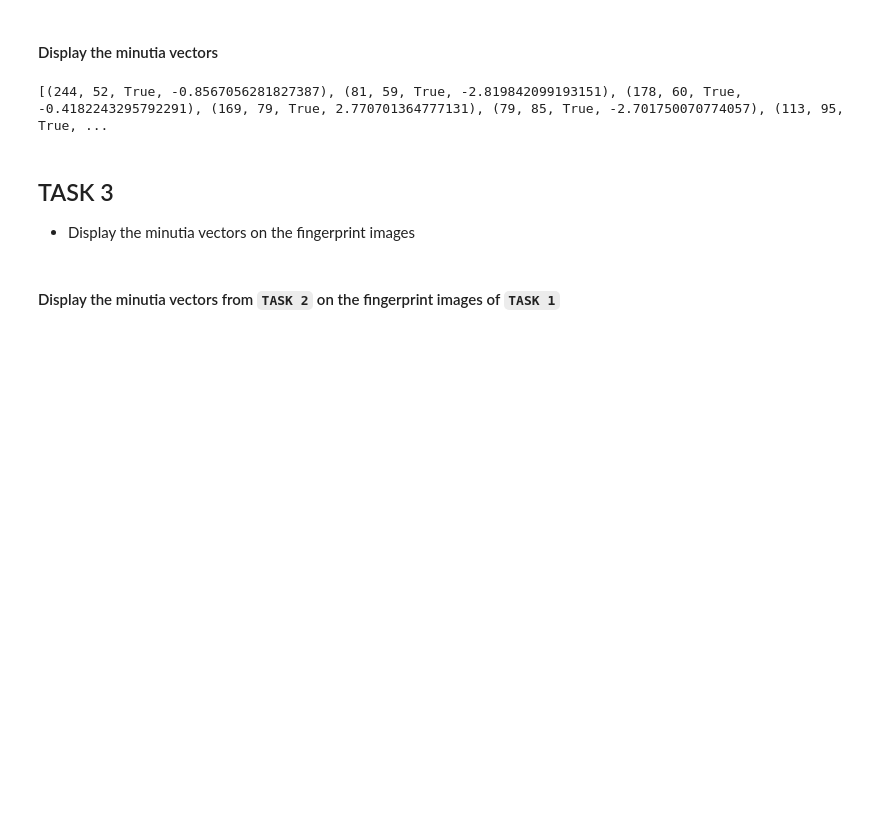
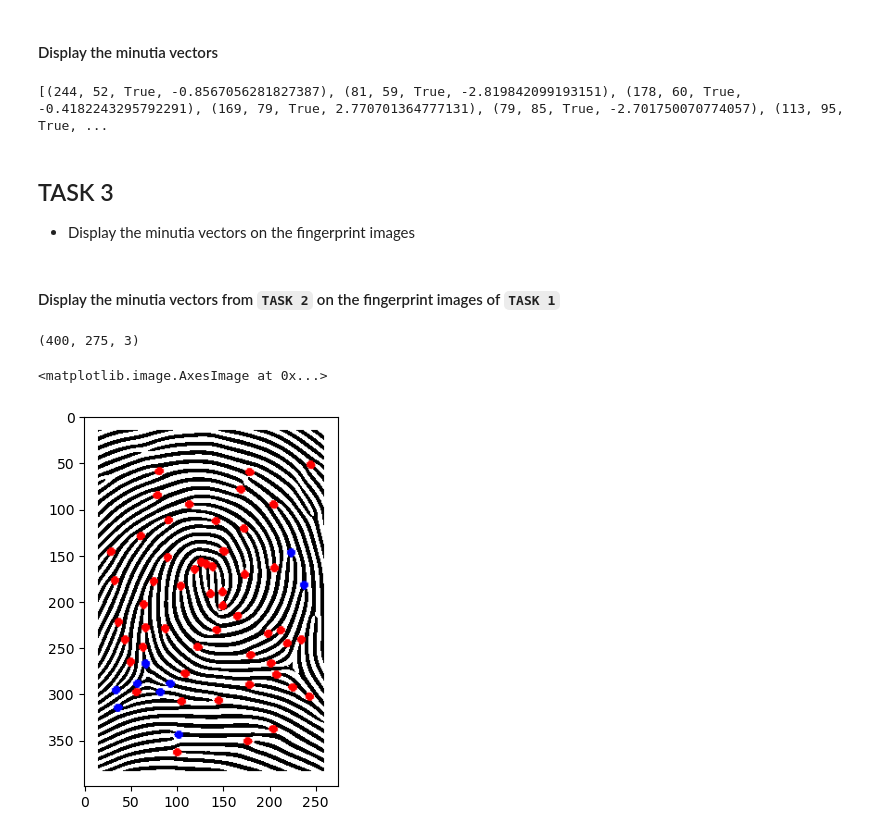
Before and after one commit to nishkalprakash/learn-fingerprint-processing, a Jupyter notebook: milestone_2.ipynb, the cells around one changed output. Cells and saved outputs as stored; diff of their text form; code cells hidden in the pictures; blank space fills up the shorter version.

```diff
--- a/milestone_2.ipynb
+++ b/milestone_2.ipynb
@@ -109,8 +109,9 @@ def skeletonize(img):
 # %%
 # Utility function to draw a set of minutiae over an image
 def draw_minutiae(fingerprint, minutiae, termination_color = (255,0,0), bifurcation_color = (0,0,255)):
-    res = cv.cvtColor(fingerprint, cv.COLOR_GRAY2BGR)
-
+    print(fingerprint.shape)
+    # res = cv.cvtColor(fingerprint, cv.COLOR_GRAY2BGR)
+    res=fingerprint
     for x, y, t, *d in minutiae:
         color = termination_color if t else bifurcation_color
         if len(d)==0:
@@ -121,7 +122,9 @@ def draw_minutiae(fingerprint, minutiae, termination_color = (255,0,0), bifurcat
             d = d[0]
             ox = int(round(math.cos(d) * 3))
             oy = int(round(math.sin(d) * 3))
-            cv.circle(res, (x,y), 2, color, 3, cv.LINE_AA)
+            cv.rectangle(res, pt1=(200,200), pt2=(300,300), color=(0,0,255), thickness=10)
+
+            cv.rectangle(res, (x,y), (x+ox,y-oy), color, 3, cv.LINE_AA)
             cv.line(res, (x,y), (x+ox,y-oy), color, 3, cv.LINE_AA)
     return res
 # %%
@@ -239,3 +242,11 @@ print(minutiae_angle)
 # %%
 ## Hint: use matplotlib and stacked images to show the results
 ## Use red circle for ridge ending and blue square for ridge bifurcation
+
+
+im=draw_minutiae(img, minutiae_angle, termination_color = (255,0,0), bifurcation_color = (0,0,255))
+plt.imshow(im)
+# %% [output]
+(400, 275, 3)
+<matplotlib.image.AxesImage at 0x...>
+[figure, added]
```
